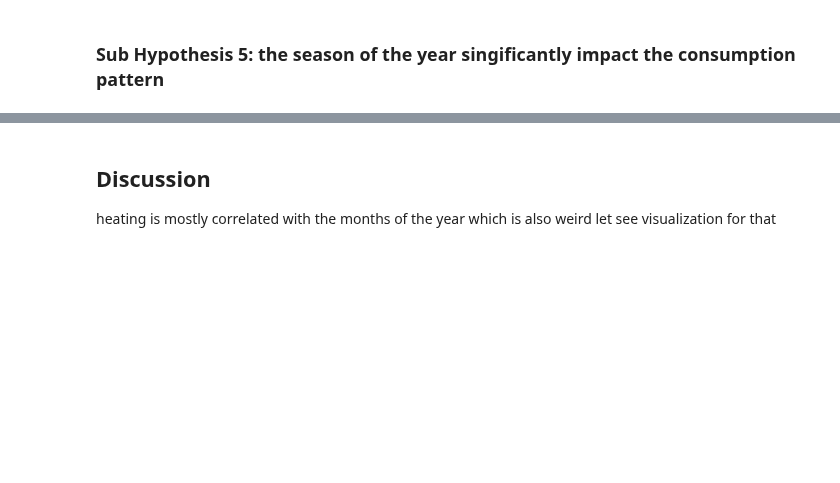
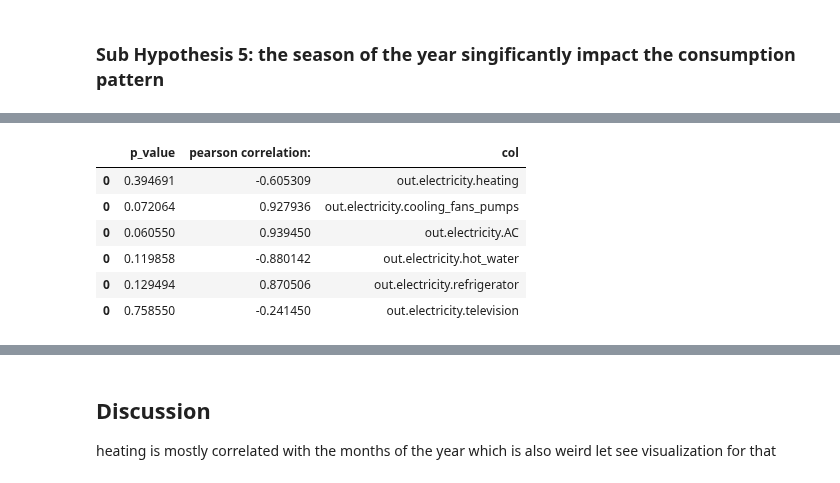
Before and after one commit to 1nuc/load-profile-decomposition, a Jupyter notebook: src/Customer_analysis/run.ipynb, the cells around one changed output, grey strips where cells are left out. Saved outputs shown, nothing was run; the diff lists cells and outputs as text; code cells hidden in the pictures; blank space fills up the shorter version.

```diff
--- a/src/Customer_analysis/run.ipynb
+++ b/src/Customer_analysis/run.ipynb
@@ -385,4 +353,12 @@ vis.display_totals(long_duration_m,'quarter','out.electricity.total')
 # %%
 # apply pearson correlation test to see which appliance contrinbutes more to the total consumption of energy
-vis.test_corr(long_duration_m, 'out.electricity.total')
+vis.test_corr(long_duration_q, 'out.electricity.total')
+# %% [output]
+|  | p_value | pearson correlation: | col |
+| 0 | 0.394691 | -0.605309 | out.electricity.heating |
+| 0 | 0.072064 | 0.927936 | out.electricity.cooling_fans_pumps |
+| 0 | 0.060550 | 0.939450 | out.electricity.AC |
+| 0 | 0.119858 | -0.880142 | out.electricity.hot_water |
+| 0 | 0.129494 | 0.870506 | out.electricity.refrigerator |
+| 0 | 0.758550 | -0.241450 | out.electricity.television |
 # %%
```
Also changed, not shown: parts of 11 cells of this notebook.
